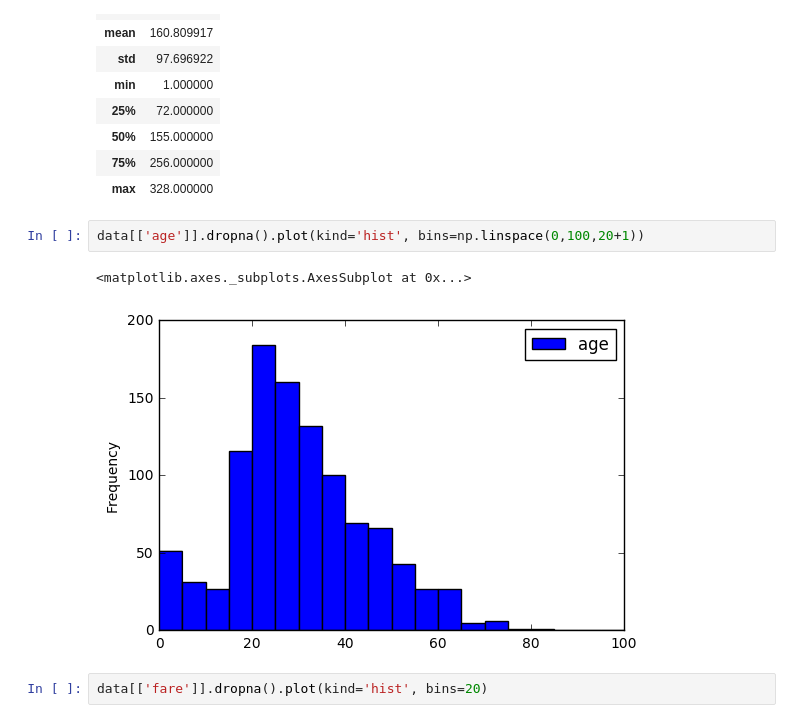
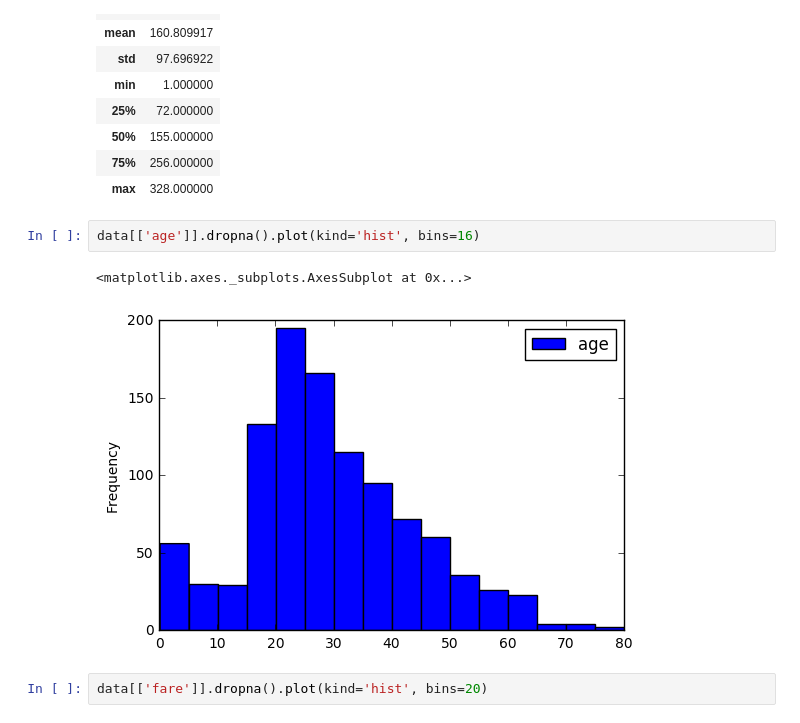
Before and after one commit to enakai00/jupyter_ml4se_commentary, a Jupyter notebook: Solutions/Titanic Example.ipynb, the cells around one changed output. Drawn from its saved outputs; the diff is of its cells as text.

```diff
--- a/Solutions/Titanic Example.ipynb
+++ b/Solutions/Titanic Example.ipynb
@@ -62,10 +62,10 @@ data[['body']].dropna().describe()
 | 75% | 256.000000 |
 | max | 328.000000 |
 # %%
-data[['age']].dropna().plot(kind='hist', bins=np.linspace(0,100,20+1))
+data[['age']].dropna().plot(kind='hist', bins=16)
 # %% [output]
 <matplotlib.axes._subplots.AxesSubplot at 0x...>
-[figure, old version]
+[figure, new version]
 # %%
 data[['fare']].dropna().plot(kind='hist', bins=20)
 # %% [output]
```
Also changed, not shown: parts of 3 cells of this notebook.
